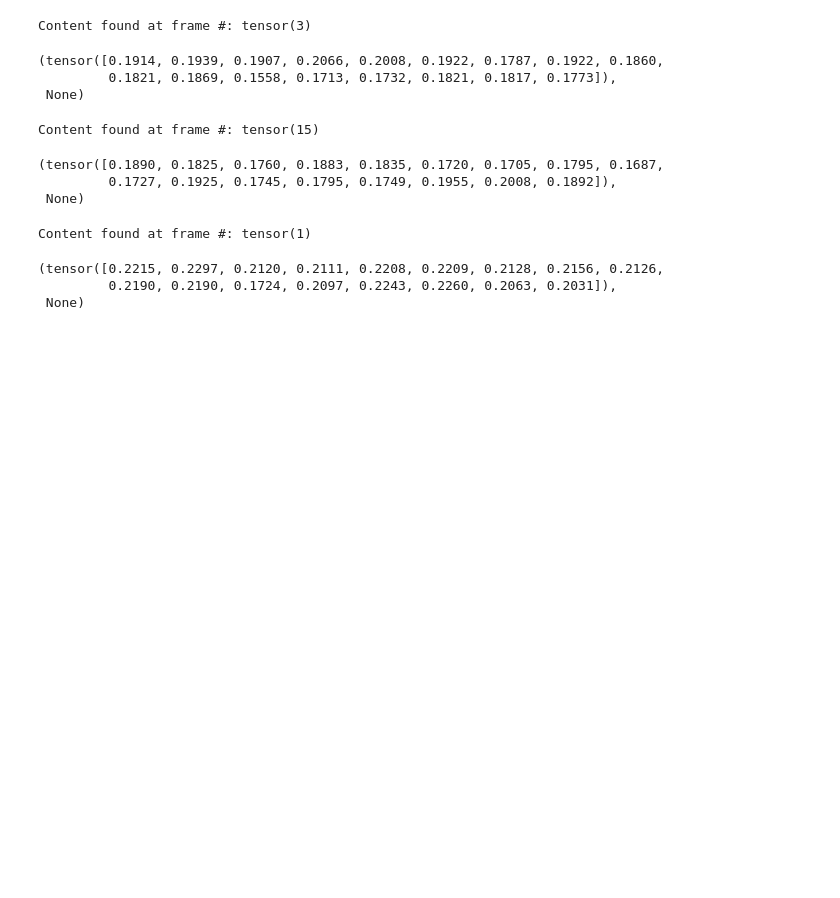
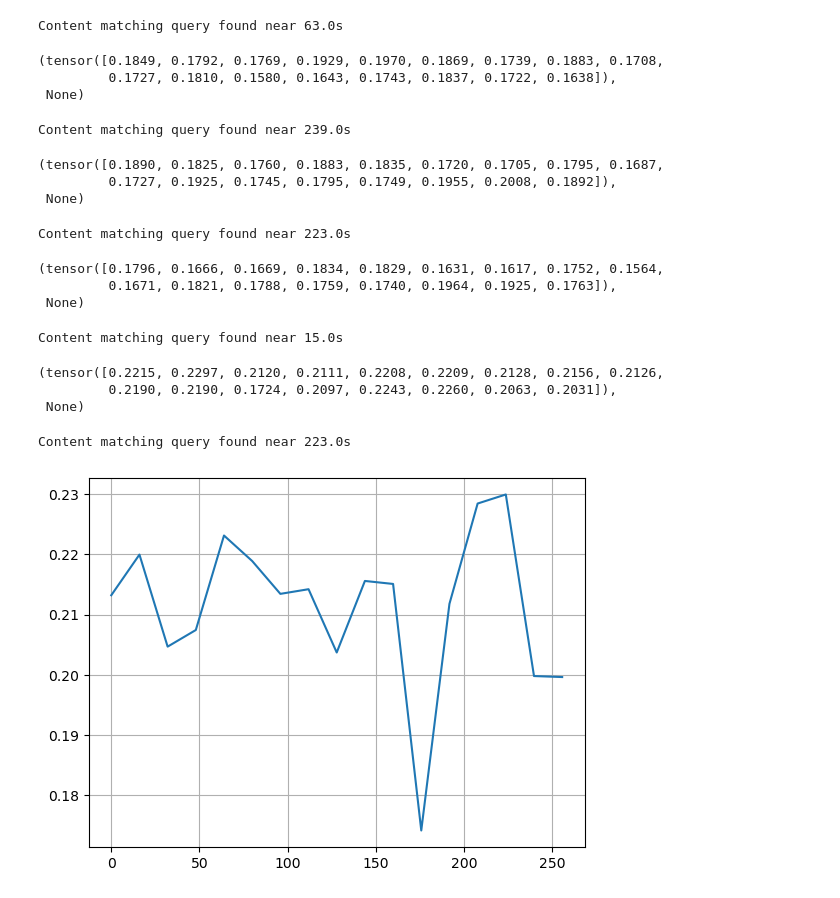
Before and after one commit to wujameszj/video_search_demo, a Jupyter notebook: xclip_search_one_video.ipynb, the cells around one changed output. Saved outputs shown, nothing was run; the diff lists cells and outputs as text; code cells hidden in the pictures; blank space fills up the shorter version.

Commit message:
refactor; add plot

```diff
--- a/xclip_search_one_video.ipynb
+++ b/xclip_search_one_video.ipynb
@@ -40,4 +29,13 @@ def get_sample_frame_indices(videoreader, sample_length=16, num_frames_per_sampl
 # %%
-idx = array(get_sample_frame_indices(vr))
+idx, range_per_sample = get_sample_frame_idx(vr)
+
+video_features = []
+for i in range(0, len(idx)):
+    frames = vr.get_batch(idx[i]).asnumpy()
+    video_features.append(
+        model.get_video_features(**processor(videos=list(frames), return_tensors="pt"))
+    )
+
+video_features = cat(video_features); video_features.shape
 # %% [output]
 draws one frame every 12 frames over 383 frames
@@ -45,8 +42,0 @@ draws one frame every 12 frames over 383 frames
-# %%
-video_features = []
-for i in range(0, len(idx)):
-    video_features.append(
-        model.get_video_features(**processor(
-            videos=list(vr.get_batch(idx[i]).asnumpy()), return_tensors="pt"
-        ))
-    )
@@ -68,27 +54,46 @@ Content matching query found near 47.0s
-# %%
-text_features = model.get_text_features(**processor(text=["moving cars"], return_tensors="pt", padding=True))
-logits = compute_clip_sim(video_features, text_features)
-*logits, print('Content found at frame #:', logits.argmax())
-# %% [output]
-Content found at frame #: tensor(3)
-(tensor([0.1914, 0.1939, 0.1907, 0.2066, 0.2008, 0.1922, 0.1787, 0.1922, 0.1860,
-         0.1821, 0.1869, 0.1558, 0.1713, 0.1732, 0.1821, 0.1817, 0.1773]),
- None)
+# %%
+text_features = model.get_text_features(**processor(text=["moving cars"], return_tensors="pt", padding=True))
+logits = compute_clip_sim(video_features, text_features)
+*logits, print(f'Content matching query found near {idx[logits.argmax()][0] // vr.get_avg_fps()}s')
+# %% [output]
+Content matching query found near 63.0s
+(tensor([0.1849, 0.1792, 0.1769, 0.1929, 0.1970, 0.1869, 0.1739, 0.1883, 0.1708,
+         0.1727, 0.1810, 0.1580, 0.1643, 0.1743, 0.1837, 0.1722, 0.1638]),
+ None)
 # %%
 text_features = model.get_text_features(**processor(text=["docked ship"], return_tensors="pt", padding=True))
 logits = compute_clip_sim(video_features, text_features)
-*logits, print('Content found at frame #:', logits.argmax())
+*logits, print(f'Content matching query found near {idx[logits.argmax()][0] // vr.get_avg_fps()}s')
 # %% [output]
-Content found at frame #: tensor(15)
+Content matching query found near 239.0s
 (tensor([0.1890, 0.1825, 0.1760, 0.1883, 0.1835, 0.1720, 0.1705, 0.1795, 0.1687,
          0.1727, 0.1925, 0.1745, 0.1795, 0.1749, 0.1955, 0.2008, 0.1892]),
  None)
+# %%
+text_features = model.get_text_features(**processor(text=["docked ship"], return_tensors="pt", padding=True))
+logits = compute_clip_sim(video_features, text_features)
+*logits, print(f'Content matching query found near {idx[logits.argmax()][0] // vr.get_avg_fps()}s')
+# %% [output]
+Content matching query found near 223.0s
+(tensor([0.1796, 0.1666, 0.1669, 0.1834, 0.1829, 0.1631, 0.1617, 0.1752, 0.1564,
+         0.1671, 0.1821, 0.1788, 0.1759, 0.1740, 0.1964, 0.1925, 0.1763]),
+ None)
 # %%
 text_features = model.get_text_features(**processor(text=["tower"], return_tensors="pt", padding=True))
 logits = compute_clip_sim(video_features, text_features)
-*logits, print('Content found at frame #:', logits.argmax())
+*logits, print(f'Content matching query found near {idx[logits.argmax()][0] // vr.get_avg_fps()}s')
 # %% [output]
-Content found at frame #: tensor(1)
+Content matching query found near 15.0s
 (tensor([0.2215, 0.2297, 0.2120, 0.2111, 0.2208, 0.2209, 0.2128, 0.2156, 0.2126,
          0.2190, 0.2190, 0.1724, 0.2097, 0.2243, 0.2260, 0.2063, 0.2031]),
  None)
+# %%
+text_features = model.get_text_features(**processor(text=["tower"], return_tensors="pt", padding=True))
+logits = compute_clip_sim(video_features, text_features)
+print(f'Content matching query found near {idx[logits.argmax()][0] // vr.get_avg_fps()}s')
+
+sample_start_time = arange(len(idx)) * range_per_sample / vr.get_avg_fps()
+plt.plot(sample_start_time, *logits); plt.grid()#which='both', axis='both')
+# %% [output]
+Content matching query found near 223.0s
+[figure, added]
```
Also changed, not shown: parts of 7 cells of this notebook, 1 other file.
